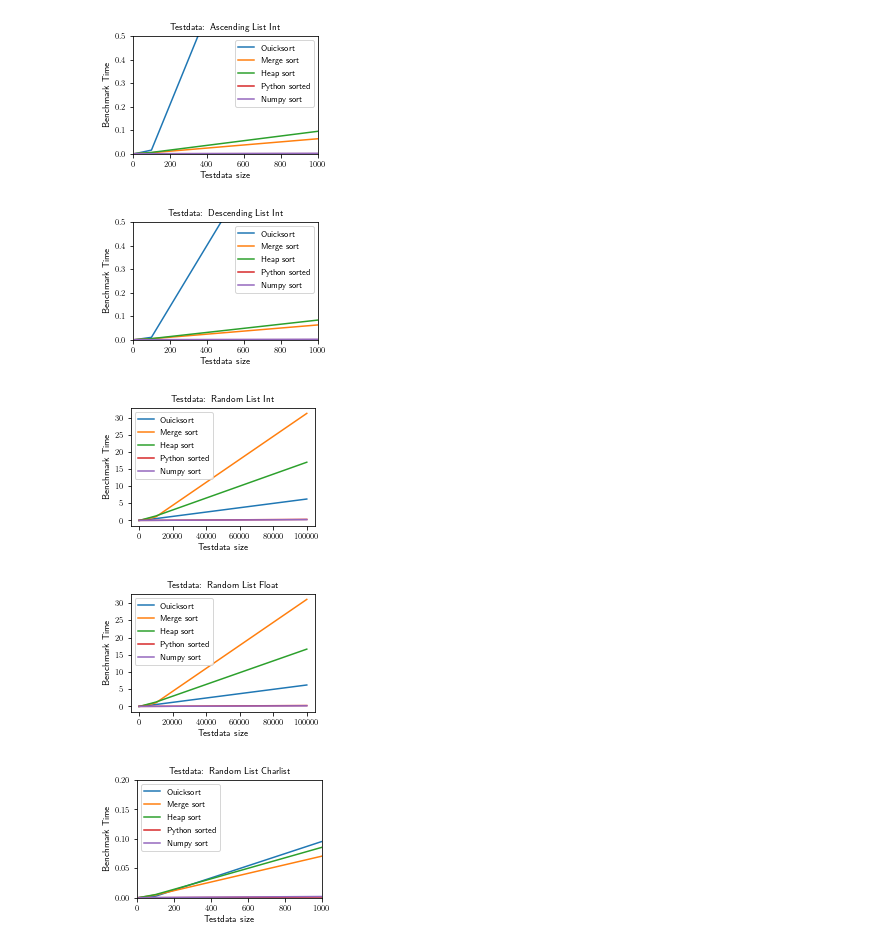
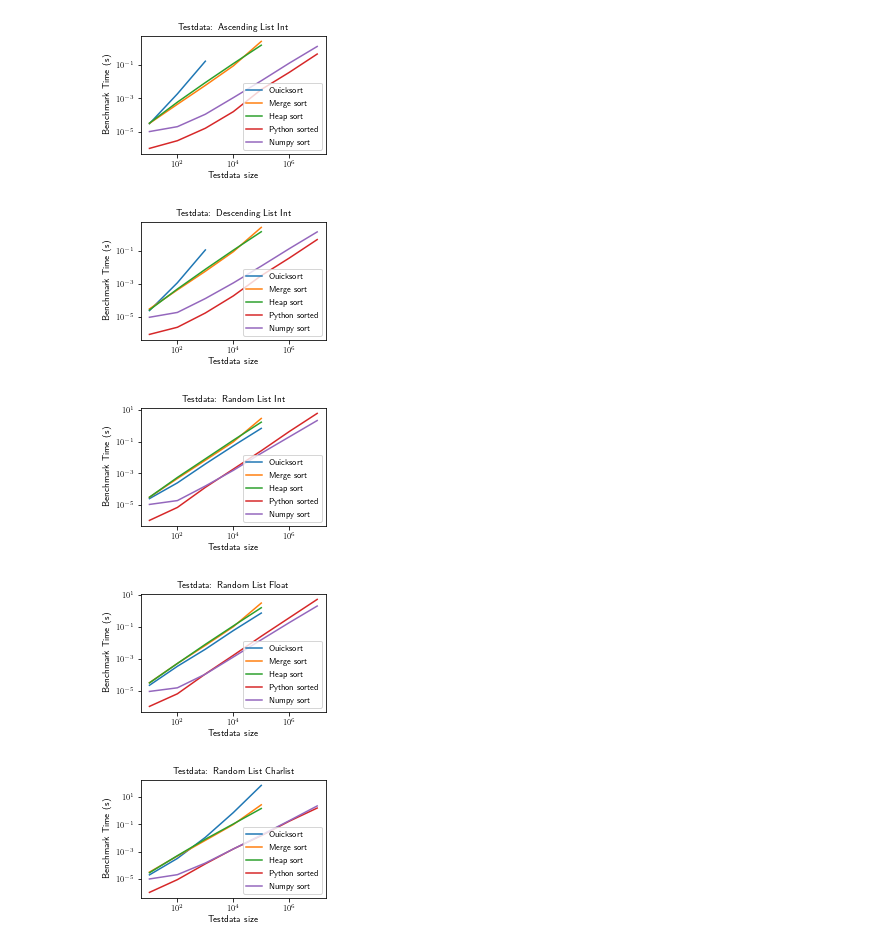
Before and after one commit to sababina/INF221, a Jupyter notebook: Semesteroppgave INF221/Benchmarking data/Plot.ipynb, the cells around one changed output. Saved outputs shown, nothing was run; the diff lists cells and outputs as text; code cells hidden in the pictures.

Commit message:
New code for plotting

```diff
--- a/Semesteroppgave INF221/Benchmarking data/Plot.ipynb
+++ b/Semesteroppgave INF221/Benchmarking data/Plot.ipynb
@@ -27,11 +27,12 @@ python_sorted = pandas.read_pickle("python_sorted", compression=None)
 # %%
 numpy_sort = pandas.read_pickle("numpy_sort", compression=None)
 # %%
-data_quick = {'Size':[10, 100, 1000, 10000, 100000], 'ascending_list_int':[0.0002820830000018759, 0.0153908310001043, 1.7453955099999803, 0, 0],
-       'descending_list_int':[0.0003663479999431729, 0.010223238999969908, 1.1787401599999612, 0, 0],
-       'random_list_int':[0.0002132130000518373, 0.0021674100000836916, 0.03873671399992418, 0.5251944780000031, 6.24449044999983],
-       'random_list_float':[0.00020058699999481178, 0.003024739000011323, 0.033904230999951324, 0.5441462860000001, 6.2185218390000045],
-       'random_charlist':[0.00029031600001871993, 0.002707428999883632, 0.09552463899990471, 0, 0] }
+data_quick1 = {'Size':[10, 100, 1000, 10000, 100000],
+       'random_list_int':quick_sort[1][2],
+       'random_list_float':quick_sort[1][3],
+       'random_charlist':quick_sort[1][4] }
+
+data_quick2 = {'Size':[10, 100, 1000],'ascending_list_int': quick_sort[1][0], 'descending_list_int': quick_sort[1][1]}
 
 data_merge = {'Size':[10, 100, 1000, 10000, 100000], 'ascending_list_int':merge_sort[1][0],
        'descending_list_int':merge_sort[1][1],
@@ -45,19 +46,21 @@ data_heap = {'Size':[10, 100, 1000, 10000, 100000], 'ascending_list_int':heap_so
        'random_list_float':heap_sort[1][3],
        'random_charlist':heap_sort[1][4]}
 
-data_python = {'Size':[10, 100, 1000, 10000, 100000], 'ascending_list_int':python_sorted[1][0],
+data_python = {'Size':[10, 100, 1000, 10000, 100000, 1000000, 10000000], 'ascending_list_int':python_sorted[1][0],
        'descending_list_int':python_sorted[1][1],
        'random_list_int':python_sorted[1][2] ,
        'random_list_float':python_sorted[1][3],
        'random_charlist':python_sorted[1][4]}
 
-data_numpy = {'Size':[10, 100, 1000, 10000, 100000], 'ascending_list_int':numpy_sort[1][0],
+data_numpy = {'Size':[10, 100, 1000, 10000, 100000, 1000000, 10000000], 'ascending_list_int':numpy_sort[1][0],
        'descending_list_int':numpy_sort[1][1],
        'random_list_int':numpy_sort[1][2] ,
        'random_list_float':numpy_sort[1][3],
        'random_charlist':numpy_sort[1][4]}
 # %%
-df_quick = pd.DataFrame(data_quick)
+df_quick1 = pd.DataFrame(data_quick1)
+
+df_quick2 = pd.DataFrame(data_quick2)
 
 df_merge = pd.DataFrame(data_merge)
 
@@ -70,88 +73,99 @@ df_numpy = pd.DataFrame(data_numpy)
 fig = new_figure()
 ax = fig.add_subplot(1, 1, 1)
 
-ax = sns.lineplot(x = 'Size', y = 'ascending_list_int', data=df_quick, label = "Ouicksort")
+
+ax = sns.lineplot(x = 'Size', y = 'ascending_list_int', data=df_quick2, label = "Ouicksort")
 ax = sns.lineplot(x = 'Size', y = 'ascending_list_int', data=df_merge, label = "Merge sort")
 ax = sns.lineplot(x = 'Size', y = 'ascending_list_int', data=df_heap, label = "Heap sort")
 ax = sns.lineplot(x = 'Size', y = 'ascending_list_int', data=df_python, label = "Python sorted")
 ax = sns.lineplot(x = 'Size', y = 'ascending_list_int', data=df_numpy, label = "Numpy sort")
 
-x = plt.axis(xmin=0, xmax=1000, ymin=0, ymax=0.500)
-y = plt.ylabel('Benchmark Time')
+
+
+ax.set_xscale('log')
+ax.set_yscale('log')
+y = plt.ylabel('Benchmark Time (s)')
 x = plt.xlabel('Testdata size')
 y = plt.title('Testdata: Ascending List Int')
 
 ax.legend()
 fig.savefig('ascending_list_int_plot.pdf', bbox_inches='tight')
 # %% [output]
-[figure, old version]
+[figure, new version]
 # %%
 fig = new_figure()
 ax = fig.add_subplot(1, 1, 1)
 
-ax = sns.lineplot(x = 'Size', y = 'descending_list_int', data=df_quick, label = "Ouicksort")
+ax = sns.lineplot(x = 'Size', y = 'descending_list_int', data=df_quick2, label = "Ouicksort")
 ax = sns.lineplot(x = 'Size', y = 'descending_list_int', data=df_merge, label = "Merge sort")
 ax = sns.lineplot(x = 'Size', y = 'descending_list_int', data=df_heap, label = "Heap sort")
 ax = sns.lineplot(x = 'Size', y = 'descending_list_int', data=df_python, label = "Python sorted")
 ax = sns.lineplot(x = 'Size', y = 'descending_list_int', data=df_numpy, label = "Numpy sort")
 
-x = plt.axis(xmin=0, xmax=1000, ymin=0, ymax=0.500)
-y = plt.ylabel('Benchmark Time')
+#x = plt.axis(xmin=0, xmax=1000, ymin=0, ymax=0.500)
+ax.set_xscale('log')
+ax.set_yscale('log')
+y = plt.ylabel('Benchmark Time (s)')
 x = plt.xlabel('Testdata size')
 y = plt.title('Testdata: Descending List Int')
 
 ax.legend()
 fig.savefig('descending_list_int_plot.pdf', bbox_inches='tight')
 # %% [output]
-[figure, old version]
+[figure, new version]
 # %%
 fig = new_figure()
 ax = fig.add_subplot(1, 1, 1)
 
-ax = sns.lineplot(x = 'Size', y = 'random_list_int', data=df_quick, label = "Ouicksort")
+ax = sns.lineplot(x = 'Size', y = 'random_list_int', data=df_quick1, label = "Ouicksort")
 ax = sns.lineplot(x = 'Size', y = 'random_list_int', data=df_merge, label = "Merge sort")
 ax = sns.lineplot(x = 'Size', y = 'random_list_int', data=df_heap, label = "Heap sort")
 ax = sns.lineplot(x = 'Size', y = 'random_list_int', data=df_python, label = "Python sorted")
 ax = sns.lineplot(x = 'Size', y = 'random_list_int', data=df_numpy, label = "Numpy sort")
 
-y = plt.ylabel('Benchmark Time')
+ax.set_xscale('log')
+ax.set_yscale('log')
+y = plt.ylabel('Benchmark Time (s)')
 x = plt.xlabel('Testdata size')
 y = plt.title('Testdata: Random List Int')
 
 ax.legend()
 fig.savefig('random_list_int_plot.pdf', bbox_inches='tight')
 # %% [output]
-[figure, old version]
+[figure, new version]
 # %%
 fig = new_figure()
 ax = fig.add_subplot(1, 1, 1)
-ax = sns.lineplot(x = 'Size', y = 'random_list_float', data=df_quick, label = "Ouicksort")
+ax = sns.lineplot(x = 'Size', y = 'random_list_float', data=df_quick1, label = "Ouicksort")
 ax = sns.lineplot(x = 'Size', y = 'random_list_float', data=df_merge, label = "Merge sort")
 ax = sns.lineplot(x = 'Size', y = 'random_list_float', data=df_heap, label = "Heap sort")
 ax = sns.lineplot(x = 'Size', y = 'random_list_float', data=df_python, label = "Python sorted")
 ax = sns.lineplot(x = 'Size', y = 'random_list_float', data=df_numpy, label = "Numpy sort")
 
-y = plt.ylabel('Benchmark Time')
+ax.set_xscale('log')
+ax.set_yscale('log')
+y = plt.ylabel('Benchmark Time (s)')
 x = plt.xlabel('Testdata size')
 y = plt.title('Testdata: Random List Float')
 ax.legend()
 fig.savefig('random_list_float_plot.pdf', bbox_inches='tight')
 # %% [output]
-[figure, old version]
+[figure, new version]
 # %%
 fig = new_figure()
 ax = fig.add_subplot(1, 1, 1)
-ax = sns.lineplot(x = 'Size', y = 'random_charlist', data=df_quick, label = "Ouicksort")
+ax = sns.lineplot(x = 'Size', y = 'random_charlist', data=df_quick1, label = "Ouicksort")
 ax = sns.lineplot(x = 'Size', y = 'random_charlist', data=df_merge, label = "Merge sort")
 ax = sns.lineplot(x = 'Size', y = 'random_charlist', data=df_heap, label = "Heap sort")
 ax = sns.lineplot(x = 'Size', y = 'random_charlist', data=df_python, label = "Python sorted")
 ax = sns.lineplot(x = 'Size', y = 'random_charlist', data=df_numpy, label = "Numpy sort")
 
-x = plt.axis(xmin=0, xmax=1000, ymin=0, ymax=0.2)
-y = plt.ylabel('Benchmark Time')
+ax.set_xscale('log')
+ax.set_yscale('log')
+y = plt.ylabel('Benchmark Time (s)')
 x = plt.xlabel('Testdata size')
 y = plt.title('Testdata: Random List Charlist')
 ax.legend()
 fig.savefig('random_charlist_plot.pdf', bbox_inches='tight')
 # %% [output]
-[figure, old version]
+[figure, new version]
```
Also changed, not shown: parts of 6 cells of this notebook.
